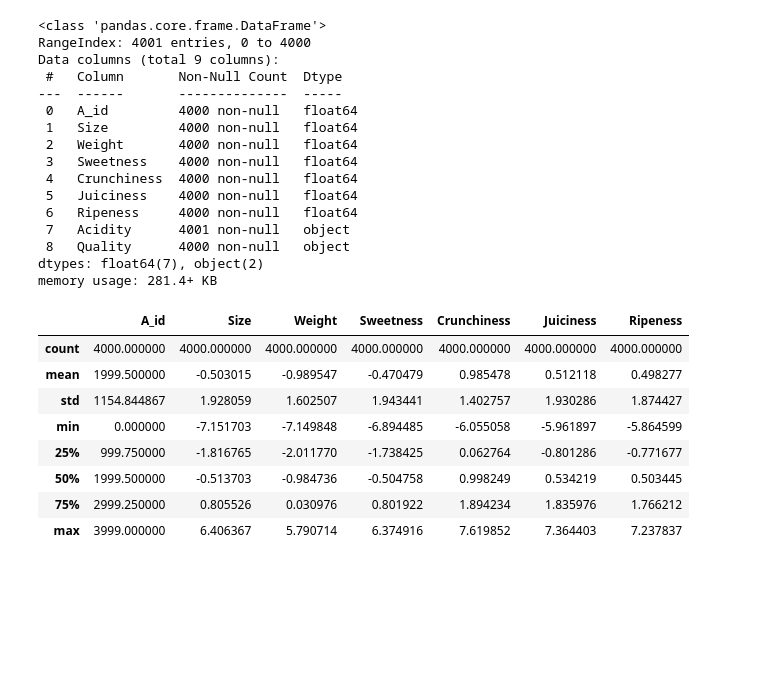
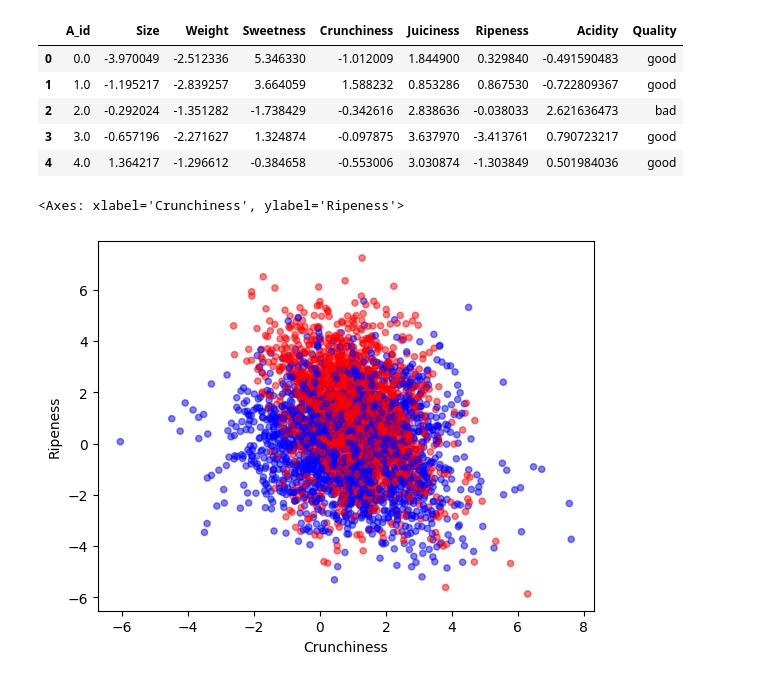
Before and after one commit to presk0/machine_learning, a Jupyter notebook: 02_my_machine_learning.ipynb, the cells around one changed output. Drawn from its saved outputs; the diff is of its cells as text; code cells hidden in the pictures; blank space fills up the shorter version.

```diff
--- a/02_my_machine_learning.ipynb
+++ b/02_my_machine_learning.ipynb
@@ -8,35 +10,23 @@ def load_apple_data():
     csv_file = "datasets/apple_quality.csv"
     return pd.read_csv(csv_file)
 dataset = load_apple_data()
+# %%
+#print(dataset[dataset['A_id'].isnull()])
+#line 4000 contains NaN only -> garbage
+dataset = dataset[0:3999]
 # %%
-#dataset.head()
-dataset.info()
+dataset.head()
+#dataset.info()
+#dataset['Juiciness'].value_counts()
+#dataset['A_id'].head()
+#dataset.describe()
 # %% [output]
-<class 'pandas.core.frame.DataFrame'>
-RangeIndex: 4001 entries, 0 to 4000
-Data columns (total 9 columns):
- #   Column       Non-Null Count  Dtype
----  ------       --------------  -----
- 0   A_id         4000 non-null   float64
- 1   Size         4000 non-null   float64
- 2   Weight       4000 non-null   float64
- 3   Sweetness    4000 non-null   float64
- 4   Crunchiness  4000 non-null   float64
- 5   Juiciness    4000 non-null   float64
- 6   Ripeness     4000 non-null   float64
- 7   Acidity      4001 non-null   object
- 8   Quality      4000 non-null   object
-dtypes: float64(7), object(2)
-memory usage: 281.4+ KB
+|  | A_id | Size | Weight | Sweetness | Crunchiness | Juiciness | Ripeness | Acidity | Quality |
+| 0 | 0.0 | -3.970049 | -2.512336 | 5.346330 | -1.012009 | 1.844900 | 0.329840 | -0.491590483 | good |
+| 1 | 1.0 | -1.195217 | -2.839257 | 3.664059 | 1.588232 | 0.853286 | 0.867530 | -0.722809367 | good |
+| 2 | 2.0 | -0.292024 | -1.351282 | -1.738429 | -0.342616 | 2.838636 | -0.038033 | 2.621636473 | bad |
+| 3 | 3.0 | -0.657196 | -2.271627 | 1.324874 | -0.097875 | 3.637970 | -3.413761 | 0.790723217 | good |
+| 4 | 4.0 | 1.364217 | -1.296612 | -0.384658 | -0.553006 | 3.030874 | -1.303849 | 0.501984036 | good |
 # %%
-dataset.describe()
+#dataset.hist(bins=100, figsize=(12, 8))
+#plt.show()
-# %% [output]
-|  | A_id | Size | Weight | Sweetness | Crunchiness | Juiciness | Ripeness |
-| count | 4000.000000 | 4000.000000 | 4000.000000 | 4000.000000 | 4000.000000 | 4000.000000 | 4000.000000 |
-| mean | 1999.500000 | -0.503015 | -0.989547 | -0.470479 | 0.985478 | 0.512118 | 0.498277 |
-| std | 1154.844867 | 1.928059 | 1.602507 | 1.943441 | 1.402757 | 1.930286 | 1.874427 |
-| min | 0.000000 | -7.151703 | -7.149848 | -6.894485 | -6.055058 | -5.961897 | -5.864599 |
-| 25% | 999.750000 | -1.816765 | -2.011770 | -1.738425 | 0.062764 | -0.801286 | -0.771677 |
-| 50% | 1999.500000 | -0.513703 | -0.984736 | -0.504758 | 0.998249 | 0.534219 | 0.503445 |
-| 75% | 2999.250000 | 0.805526 | 0.030976 | 0.801922 | 1.894234 | 1.835976 | 1.766212 |
-| max | 3999.000000 | 6.406367 | 5.790714 | 6.374916 | 7.619852 | 7.364403 | 7.237837 |
@@ -42,0 +55,7 @@ dataset.describe()
+# %%
+#page 61
+colors = ['red' if label == 'bad' else 'blue' for label in dataset['Quality']]
+dataset.plot(kind="scatter", x='Crunchiness', y='Ripeness', c=colors, alpha=0.5)
+# %% [output]
+<Axes: xlabel='Crunchiness', ylabel='Ripeness'>
+[figure, added]
```
Also changed, not shown: parts of 3 cells of this notebook.
